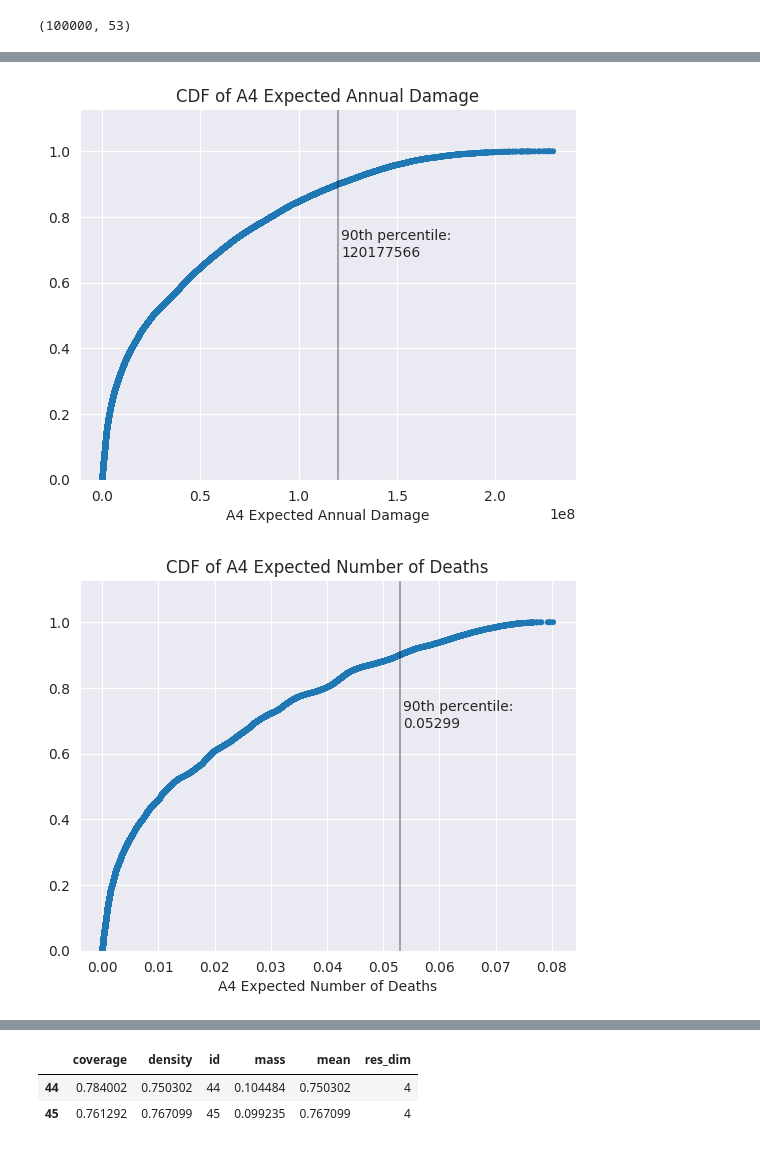
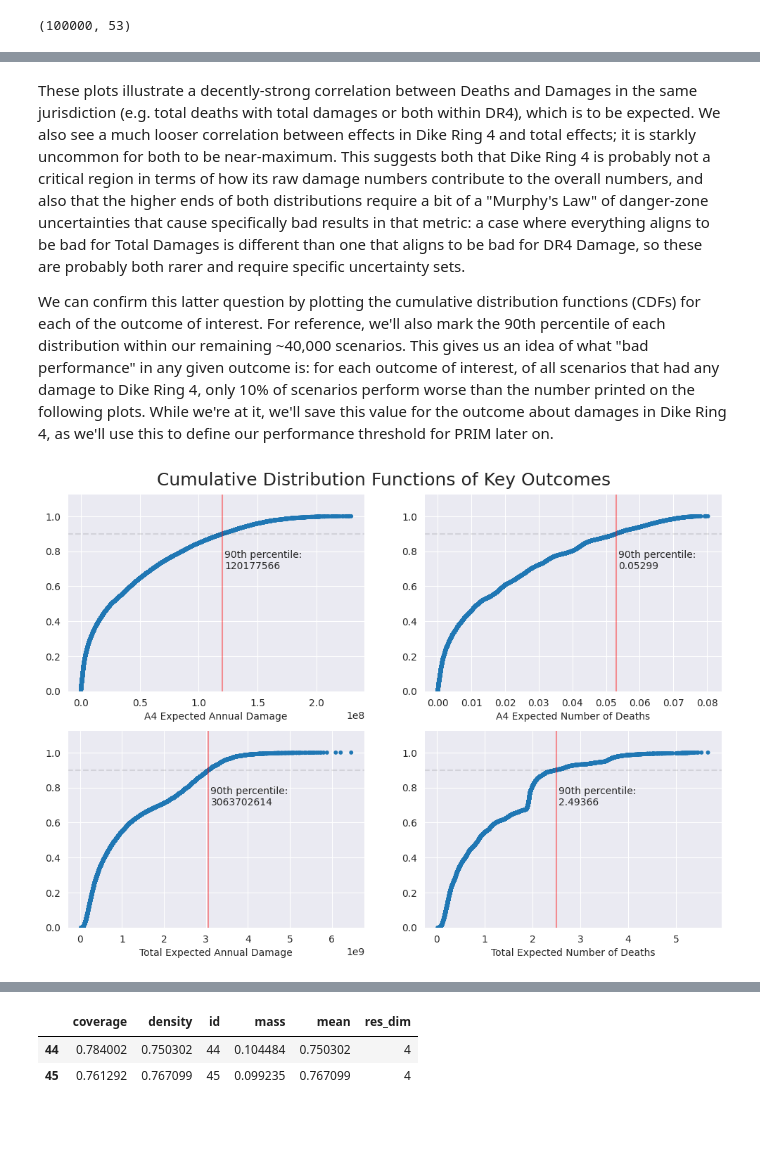
Before and after one commit to ghsher/epa1361_group15, a Jupyter notebook: final assignment/Scenario_Discovery.ipynb, the cells around one changed output, grey strips where cells are left out. Saved outputs shown, nothing was run; the diff lists cells and outputs as text; code cells hidden in the pictures; blank space fills up the shorter version.

```diff
--- a/final assignment/Scenario_Discovery.ipynb
+++ b/final assignment/Scenario_Discovery.ipynb
@@ -23,24 +33,30 @@ experiments.shape
 # %%
-## FILTER OUT CASES W NO DAMAGE TO A.4
+# Drop experiments directly from the DataFrame
 experiments_to_drop = []
 for i, result in enumerate(outcomes['A4_Expected_Annual_Damage']):
     if result == 0:
         experiments_to_drop.append(i)
 
 experiments = experiments.drop(experiments_to_drop)
+
+# Drop outcomes in each outcome array using the indices found from experiments
+# (outcomes and experiments are co-indexed)
 new_outcomes = {}
 for key in outcomes:
     drop_index = 0
     new_outcomes[key] = np.array([])
-    for i in range(len(outcomes[key])):
+    for i, val in enumerate((outcomes[key])):
         if drop_index == len(experiments_to_drop):
+            # There are no more results to drop: stop.
             break
         elif i == experiments_to_drop[drop_index]:
+            # Dropping this value: Advance in drop list _without_ saving value.
             drop_index += 1
         else:
-            new_outcomes[key] = np.append(new_outcomes[key], outcomes[key][i])
+            # Otherwise: write value back to new list.
+            new_outcomes[key] = np.append(new_outcomes[key], val)
 outcomes = new_outcomes
 
-print(len(outcomes['A4_Expected_Annual_Damage']))
+print(f"{len(outcomes['A4_Expected_Annual_Damage'])} cases with damage to A4.")
 results = (experiments, outcomes)
 # %% [output]
@@ -54,3 +72,4 @@ First, we can look at a pair-plotted scatter plot to visualize how our outcomes
 # %%
 outcomes_of_interest = ['A4_Expected_Annual_Damage', 'A4_Expected_Number_of_Deaths',
-                        'Total_Expected_Annual_Damage', 'Total_Expected_Number_of_Deaths',]
+                        'Total_Expected_Annual_Damage', 'Total_Expected_Number_of_Deaths']
+ooi = outcomes_of_interest[0]
@@ -75,2 +103,4 @@ plt.show()
-# %%
-ooi = 'A4_Expected_Annual_Damage'
+# %% [markdown]
+These plots illustrate a decently-strong correlation between Deaths and Damages in the same jurisdiction (e.g. total deaths with total damages or both within DR4), which is to be expected. We also see a much looser correlation between effects in Dike Ring 4 and total effects; it is starkly uncommon for both to be near-maximum. This suggests both that Dike Ring 4 is probably not a critical region in terms of how its raw damage numbers contribute to the overall numbers, and also that the higher ends of both distributions require a bit of a "Murphy's Law" of danger-zone uncertainties that cause specifically bad results in that metric: a case where everything aligns to be bad for Total Damages is different than one that aligns to be bad for DR4 Damage, so these are probably both rarer and require specific uncertainty sets.
+
+We can confirm this latter question by plotting the cumulative distribution functions (CDFs) for each of the outcome of interest. For reference, we'll also mark the 90th percentile of each distribution within our remaining ~40,000 scenarios. This gives us an idea of what "bad performance" in any given outcome is: for each outcome of interest, of all scenarios that had any damage to Dike Ring 4, only 10% of scenarios perform worse than the number printed on the following plots. While we're at it, we'll save this value for the outcome about damages in Dike Ring 4, as we'll use this to define our performance threshold for PRIM later on.
@@ -77,53 +109,51 @@ ooi = 'A4_Expected_Annual_Damage'
 # %%
 N = experiments.shape[0]
 performance_threshold = None
-# for outcome in outcomes_of_interest:
-for col in outcomes_of_interest:
+
+fig, axs = plt.subplots(2, 2, figsize=(12, 8))
+for col, ax in zip(outcomes_of_interest, axs.ravel()):
     # Build data for plotting
     df = pd.DataFrame()
     df[col] = outcomes[col]
     df['policy'] = experiments['policy']
     df = df.sort_values(by=col, ascending=True)
     df['y'] = np.arange(N)/N
     df = df.reset_index()
 
     # Plot
-    sns.set_style('darkgrid')
+    sns.scatterplot(data=df, x=col, y='y', hue='policy',
+                         legend=False, size=1, linewidth=0,
+                         palette='tab10', ax=ax)
 
-    ax = sns.scatterplot(data=df, x=col, y='y', hue='policy',
-                         legend=False, size=1, linewidth=0,
-                         palette='tab10')
+    # Plot line at 90th percentile
+    ninety = int(N*0.9)
+    ax.axhline(ninety/N, color='k', alpha=0.1, ls='--')
+    ax.axvline(df[col][ninety], label=str(df[col][ninety]),
+               color='r', alpha=0.4)
 
-    # Note percentile locations for plotting
-    ninety = int(N*0.9)
-    annotation_point = int(N*0.68)/N # tested to line up with a gridline
-
-    # Plot and label a line at the 90th percentile
-    ax.axvline(df[col][ninety], label=str(df[col][ninety]),
-               color='k', alpha=0.3)
+    # Label line with 90th percentile value
+    annotation_point = int(N*0.70)/N # tested to line up with a gridline
     if col.split('_')[-1] == 'Deaths':
         ax.annotate(text=f"90th percentile:\n{df[col][ninety]:.5f}",
                     xy=(df[col][ninety], annotation_point),
                     xytext=(3, 0), textcoords='offset pixels')
     else:
         ax.annotate(text=f"90th percentile:\n{df[col][ninety]:.0f}",
                     xy=(df[col][ninety], annotation_point),
                     xytext=(3, 0), textcoords='offset pixels')
 
     # Save performance threshold (90th percentile of outcome of interest)
     if (col == ooi):
         performance_threshold = df[col][ninety]
 
     # Set up graph
+    sns.despine(ax=ax)
     col_name = ' '.join(col.split('_'))
-
-    sns.despine(ax=ax)
     ax.set(xlabel=col_name, ylabel=None, ylim=[0, 1.125])
 
-    plt.title(f'CDF of {col_name}')
-
-    plt.savefig(f'img/scenario_discovery__CDF_{col}.png')
-    plt.show()
+plt.suptitle(f'Cumulative Distribution Functions of Key Outcomes',
+             fontsize=18, y=0.92)
+plt.savefig(f'img/scenario_discovery__CDFs.png')
+plt.show()
 # %% [output]
-[figure, old version]
+[figure, new version]
-[figure, removed]
```
Also changed, not shown: parts of 39 cells of this notebook, 10 other files.
